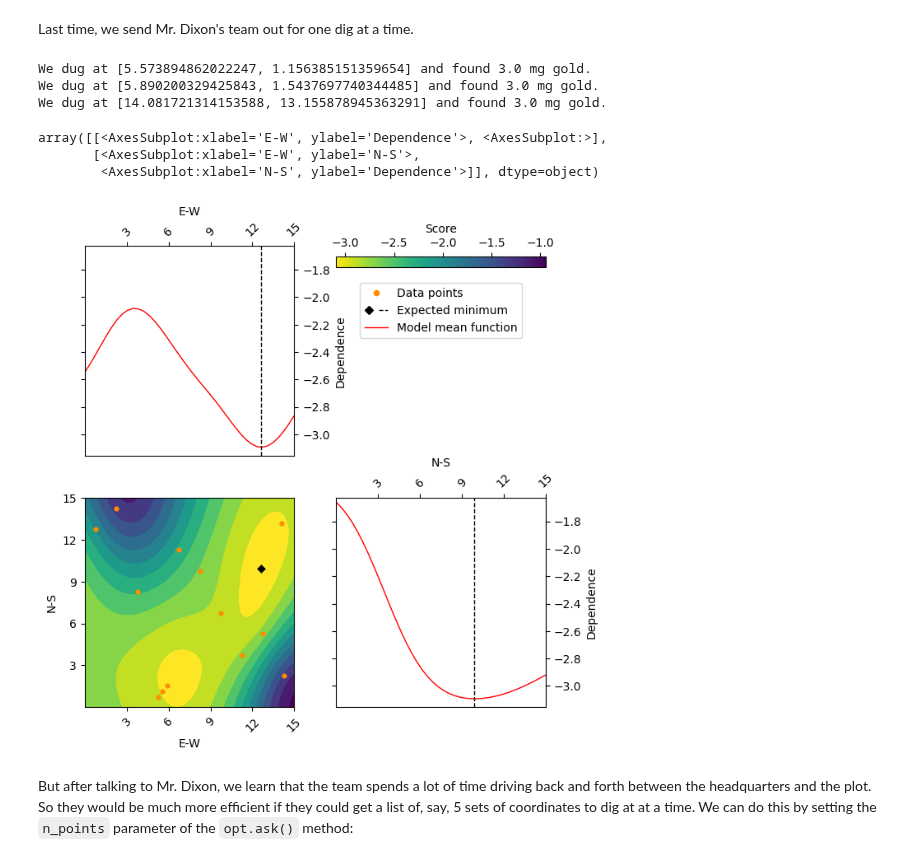
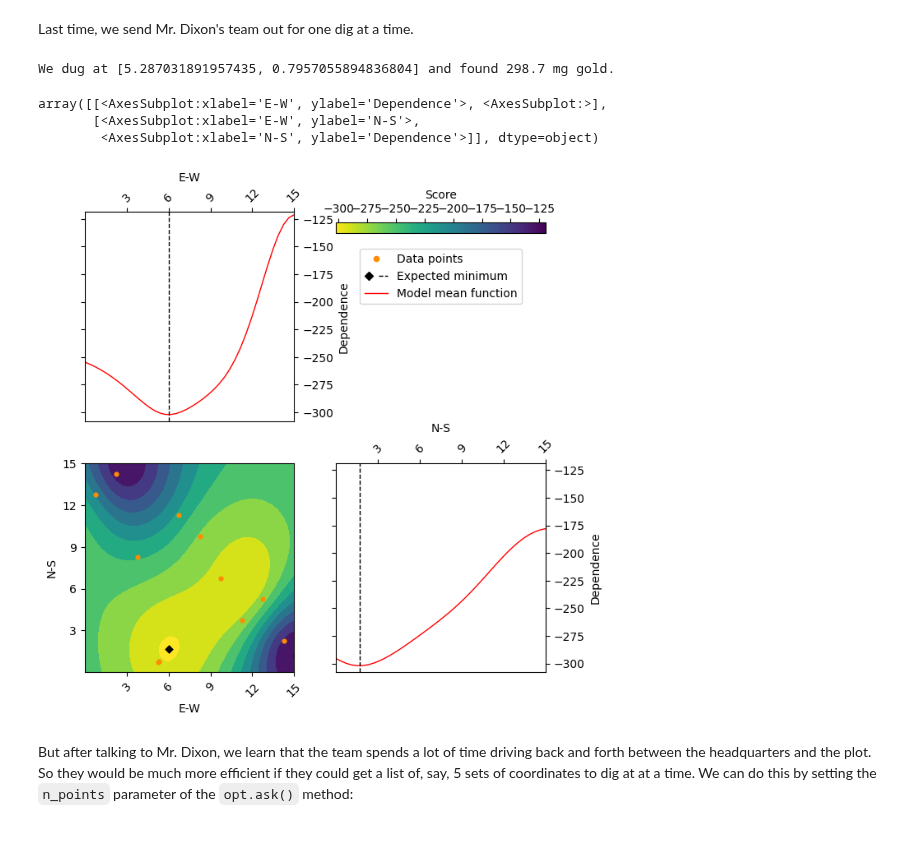
Before and after one commit to novonordisk-research/ProcessOptimizer, a Jupyter notebook: examples/new_examples/batch_vs_single.ipynb, the cells around one changed output. Saved outputs shown, nothing was run; the diff lists cells and outputs as text; code cells hidden in the pictures.

```diff
--- a/examples/new_examples/batch_vs_single.ipynb
+++ b/examples/new_examples/batch_vs_single.ipynb
@@ -47,22 +47,19 @@ We dug at [9.7565, 6.7545] and found 2.9 mg gold.
 # %% [markdown]
 Last time, we send Mr. Dixon's team out for one dig at a time.
 # %%
-for i in range(3):
-    # Finding new dig site.
-    new_dig_site=opt.ask()
-    # Digging and finding gold.
-    gold_found = score(new_dig_site)
-    # Telling ProcessOptimizer how much gold we found at the new dig site
-    opt.tell(new_dig_site,gold_found)
+# Finding new dig site.
+new_dig_site=opt.ask()
+# Digging and finding gold.
+gold_found = score(new_dig_site)
+# Telling ProcessOptimizer how much gold we found at the new dig site
+opt.tell(new_dig_site,gold_found)
 ProcessOptimizer.plot_objective(result=result,pars="expected_minimum",dimensions = ["E-W","N-S"])
 # %% [output]
-We dug at [5.573894862022247, 1.156385151359654] and found 3.0 mg gold.
-We dug at [5.890200329425843, 1.5437697740344485] and found 3.0 mg gold.
-We dug at [14.081721314153588, 13.155878945363291] and found 3.0 mg gold.
+We dug at [5.287031891957435, 0.7957055894836804] and found 298.7 mg gold.
 array([[<AxesSubplot:xlabel='E-W', ylabel='Dependence'>, <AxesSubplot:>],
        [<AxesSubplot:xlabel='E-W', ylabel='N-S'>,
         <AxesSubplot:xlabel='N-S', ylabel='Dependence'>]], dtype=object)
-[figure, old version]
+[figure, new version]
 # %% [markdown]
 But after talking to Mr. Dixon, we learn that the team spends a lot of time driving back and forth between the headquarters and the plot. So they would be much more efficient if they could get a list of, say, 5 sets of coordinates to dig at at a time. We can do this by setting the `n_points` parameter of the `opt.ask()` method:
 # %%
```
Also changed, not shown: parts of 2 cells of this notebook.
